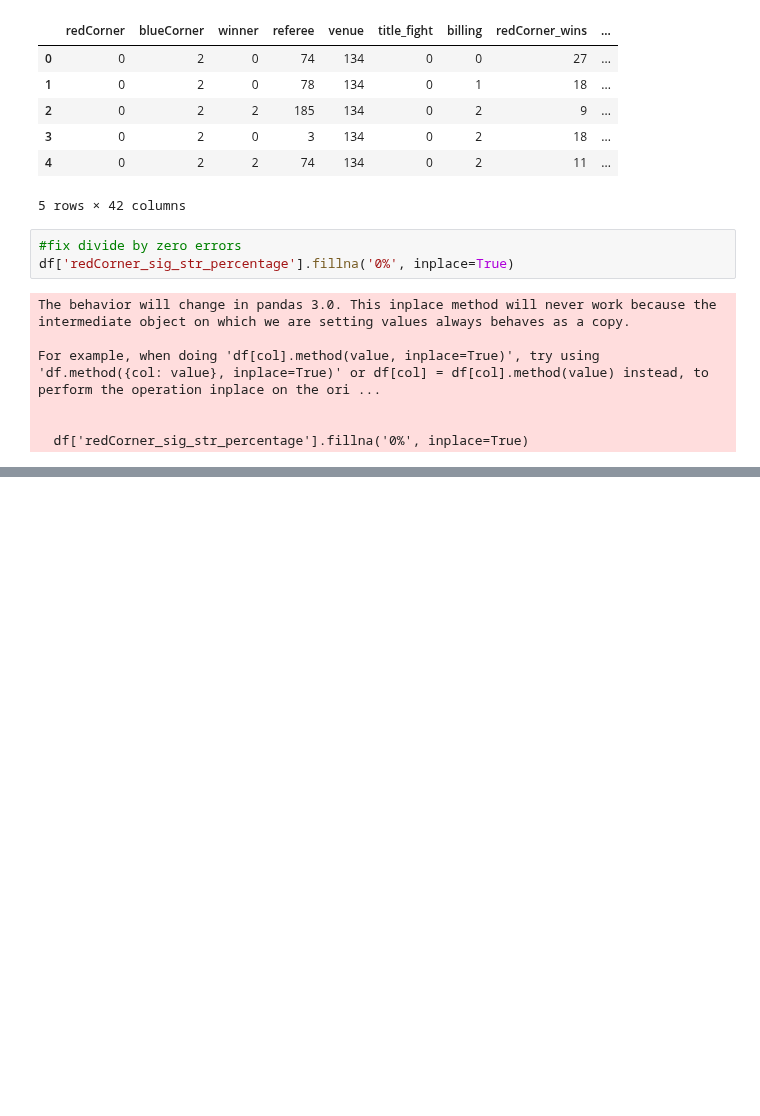
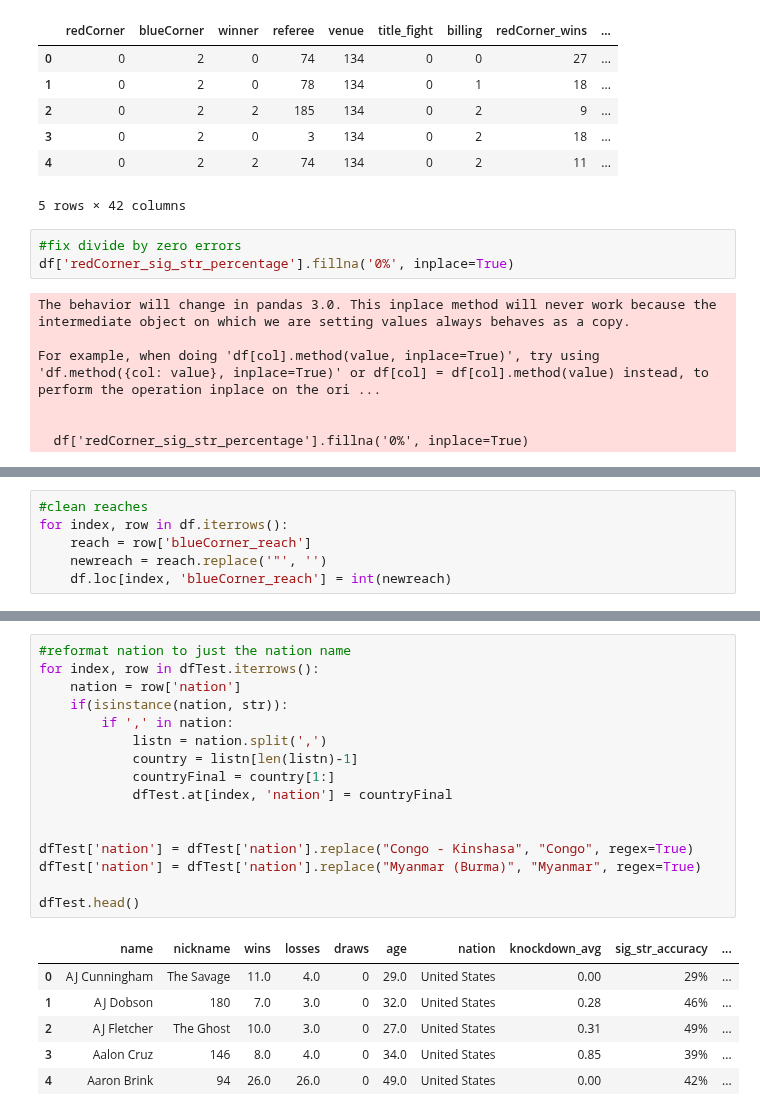
Before and after one commit to maxbraith/UFCModel, a Jupyter notebook: UFCModelGit/Tracking + Update/trackingAndUpdate.ipynb, the cells around one changed output, grey strips where cells are left out. Cells and saved outputs as stored; diff of their text form; blank space fills up the shorter version.

```diff
--- a/UFCModelGit/Tracking + Update/trackingAndUpdate.ipynb
+++ b/UFCModelGit/Tracking + Update/trackingAndUpdate.ipynb
@@ -3422,0 +3962,6 @@ print(df['redCorner_sig_str_percentage'].tolist())
+# %%
+#clean reaches
+for index, row in df.iterrows():
+    reach = row['blueCorner_reach']
+    newreach = reach.replace('"', '')
+    df.loc[index, 'blueCorner_reach'] = int(newreach)
@@ -3422,0 +4051,23 @@ print(df['redCorner_sig_str_percentage'].tolist())
+# %%
+#reformat nation to just the nation name
+for index, row in dfTest.iterrows():
+    nation = row['nation']
+    if(isinstance(nation, str)):
+        if ',' in nation:
+            listn = nation.split(',')
+            country = listn[len(listn)-1]
+            countryFinal = country[1:]
+            dfTest.at[index, 'nation'] = countryFinal
+
+
+dfTest['nation'] = dfTest['nation'].replace("Congo - Kinshasa", "Congo", regex=True)
+dfTest['nation'] = dfTest['nation'].replace("Myanmar (Burma)", "Myanmar", regex=True)
+
+dfTest.head()
+# %% [output]
+|  | name | nickname | wins | losses | draws | age | nation | knockdown_avg | sig_str_accuracy | ... |
+| 0 | AJ Cunningham | The Savage | 11.0 | 4.0 | 0 | 29.0 | United States | 0.00 | 29% | ... |
+| 1 | AJ Dobson | 180 | 7.0 | 3.0 | 0 | 32.0 | United States | 0.28 | 46% | ... |
+| 2 | AJ Fletcher | The Ghost | 10.0 | 3.0 | 0 | 27.0 | United States | 0.31 | 49% | ... |
+| 3 | Aalon Cruz | 146 | 8.0 | 4.0 | 0 | 34.0 | United States | 0.85 | 39% | ... |
+| 4 | Aaron Brink | 94 | 26.0 | 26.0 | 0 | 49.0 | United States | 0.00 | 42% | ... |
```
Also changed, not shown: parts of 68 cells of this notebook, 5 other files.
